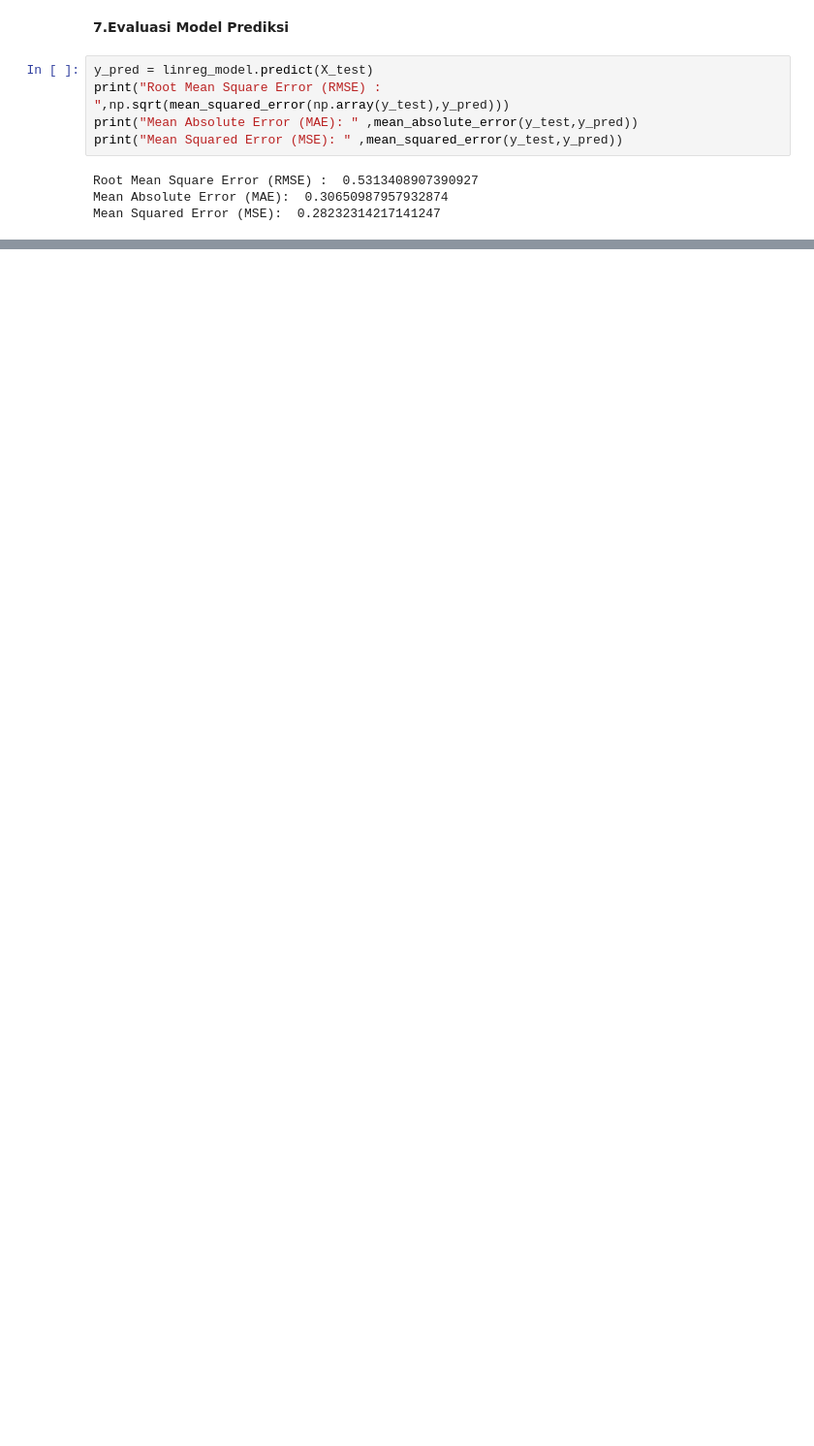
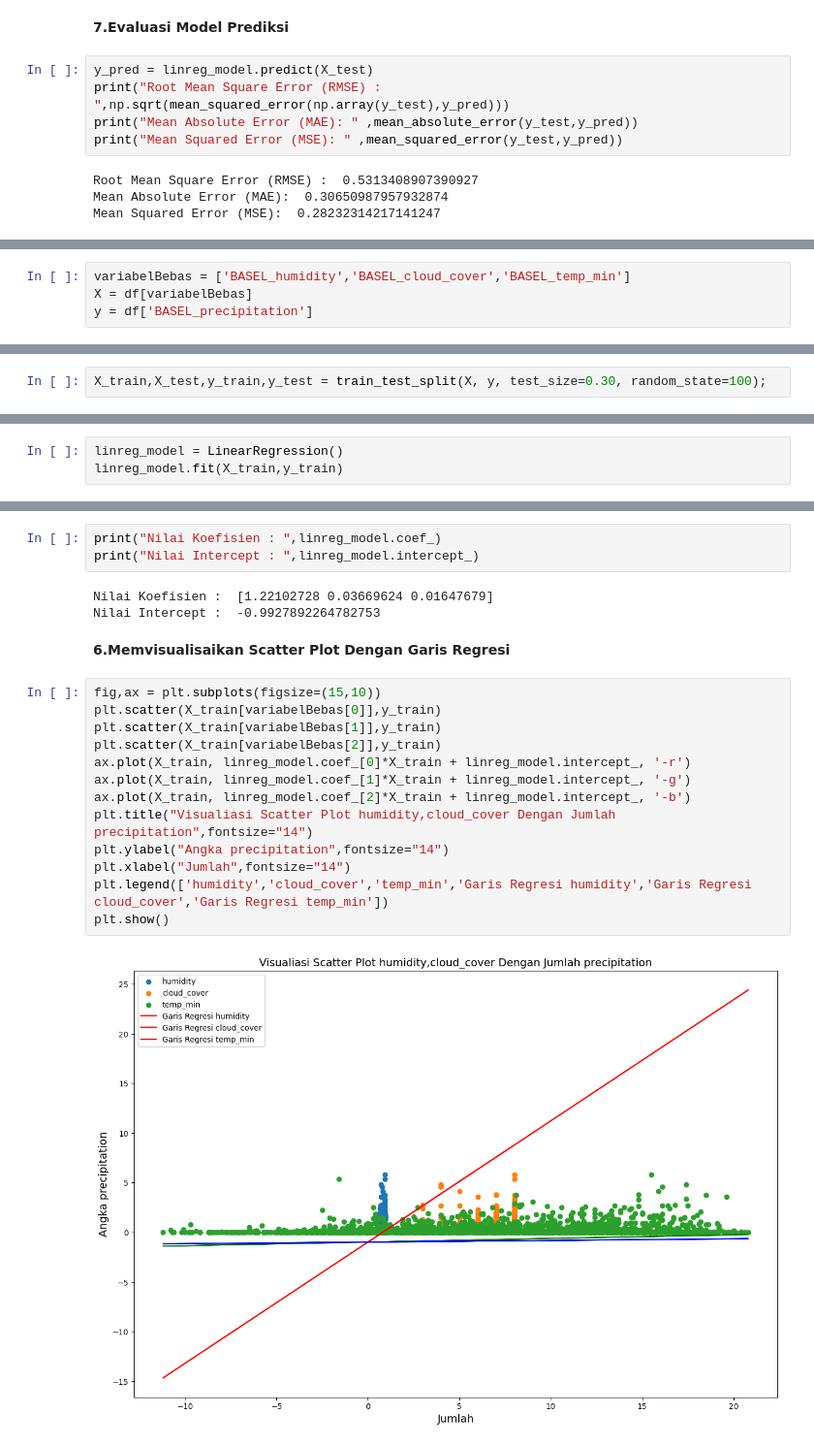
Before and after one commit to rezasetia/fp-bigdata, a Jupyter notebook: fp.ipynb, the cells around one changed output, grey strips where cells are left out. Shown at 97% size. Cells and saved outputs as stored; diff of their text form; blank space fills up the shorter version.

```diff
--- a/fp.ipynb
+++ b/fp.ipynb
@@ -472,0 +475,4 @@ Mean Squared Error (MSE):  0.28232314217141247
+# %%
+variabelBebas = ['BASEL_humidity','BASEL_cloud_cover','BASEL_temp_min']
+X = df[variabelBebas]
+y = df['BASEL_precipitation']
@@ -472,0 +481,2 @@ Mean Squared Error (MSE):  0.28232314217141247
+# %%
+X_train,X_test,y_train,y_test = train_test_split(X, y, test_size=0.30, random_state=100);
@@ -472,0 +497,3 @@ Mean Squared Error (MSE):  0.28232314217141247
+# %%
+linreg_model = LinearRegression()
+linreg_model.fit(X_train,y_train)
@@ -472,0 +504,23 @@ Mean Squared Error (MSE):  0.28232314217141247
+# %%
+print("Nilai Koefisien : ",linreg_model.coef_)
+print("Nilai Intercept : ",linreg_model.intercept_)
+# %% [output]
+Nilai Koefisien :  [1.22102728 0.03669624 0.01647679]
+Nilai Intercept :  -0.9927892264782753
+# %% [markdown]
+<p><b>6.Memvisualisaikan Scatter Plot Dengan Garis Regresi </b></p>
+# %%
+fig,ax = plt.subplots(figsize=(15,10))
+plt.scatter(X_train[variabelBebas[0]],y_train)
+plt.scatter(X_train[variabelBebas[1]],y_train)
+plt.scatter(X_train[variabelBebas[2]],y_train)
+ax.plot(X_train, linreg_model.coef_[0]*X_train + linreg_model.intercept_, '-r')
+ax.plot(X_train, linreg_model.coef_[1]*X_train + linreg_model.intercept_, '-g')
+ax.plot(X_train, linreg_model.coef_[2]*X_train + linreg_model.intercept_, '-b')
+plt.title("Visualiasi Scatter Plot humidity,cloud_cover Dengan Jumlah precipitation",fontsize="14")
+plt.ylabel("Angka precipitation",fontsize="14")
+plt.xlabel("Jumlah",fontsize="14")
+plt.legend(['humidity','cloud_cover','temp_min','Garis Regresi humidity','Garis Regresi cloud_cover','Garis Regresi temp_min'])
+plt.show()
+# %% [output]
+[figure, added]
```
Also changed, not shown: parts of 26 cells of this notebook.
